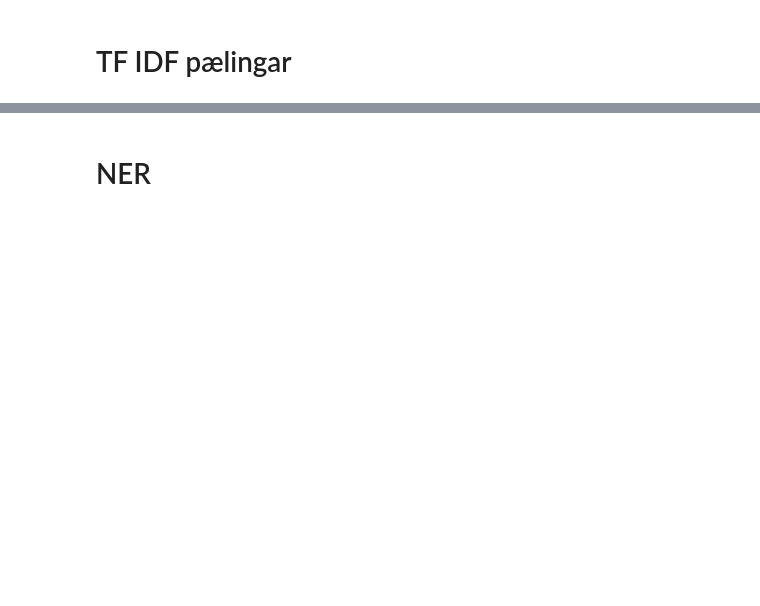
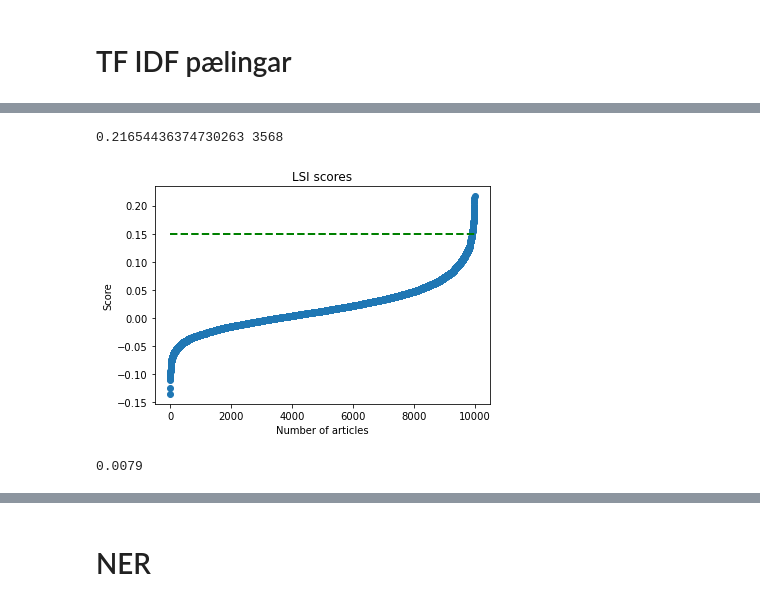
Before and after one commit to eliasbe/Maltaekni-natturuvernd, a Jupyter notebook: VinnubokEBE.ipynb, the cells around one changed output, grey strips where cells are left out. Cells and saved outputs as stored; diff of their text form; code cells hidden in the pictures; blank space fills up the shorter version.

```diff
--- a/VinnubokEBE.ipynb
+++ b/VinnubokEBE.ipynb
@@ -518,13 +554,29 @@ lsi_200.print_topics(10)
 #
 # %%
 maxs, maxi = (-1,-1)
-for i in range(10000):
+nbr = 10000
+score_matrix = np.zeros((1,nbr))
+for i in range(nbr):
     a = lsi_200[tfidf[corpus[i]]]
     sim = matutils.cossim(a,t)
+    score_matrix[0, i] = sim
     if sim > maxs:
         maxs = sim
         maxi = i
 print(maxs, maxi)
+# %% [output]
+0.21654436374730263 3568
+# %%
+plt.scatter(range(nbr), np.sort(score_matrix))
+plt.title("LSI scores")
+plt.xlabel("Number of articles")
+plt.ylabel("Score")
+plt.plot([0, 10000], [0.15, 0.15],color='green',
+         linestyle='dashed',linewidth=2)
+plt.savefig("./pics/LSI.jpeg")
+plt.show()
+# %% [output]
+[figure, added]
 # %%
 topic_vector
 # %%
@@ -535,0 +590,4 @@ for i in range(10000):
+# %%
+len(included)/nbr
+# %% [output]
+0.0079
```
Also changed, not shown: parts of 70 cells of this notebook.
